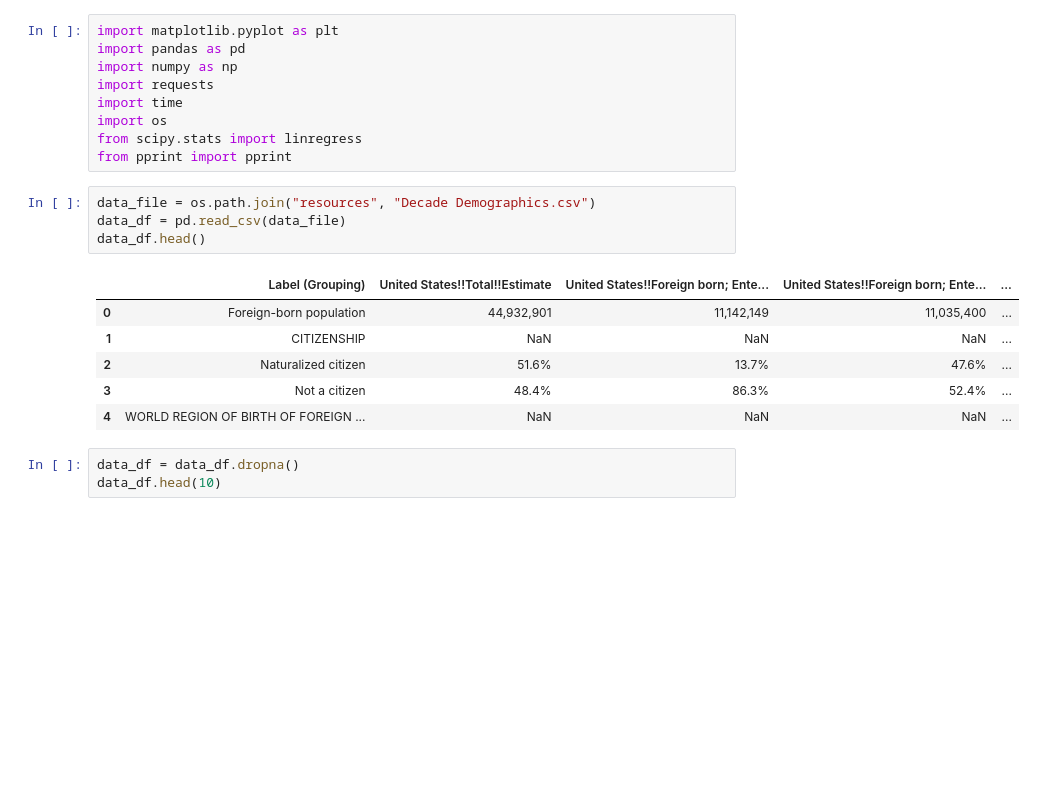
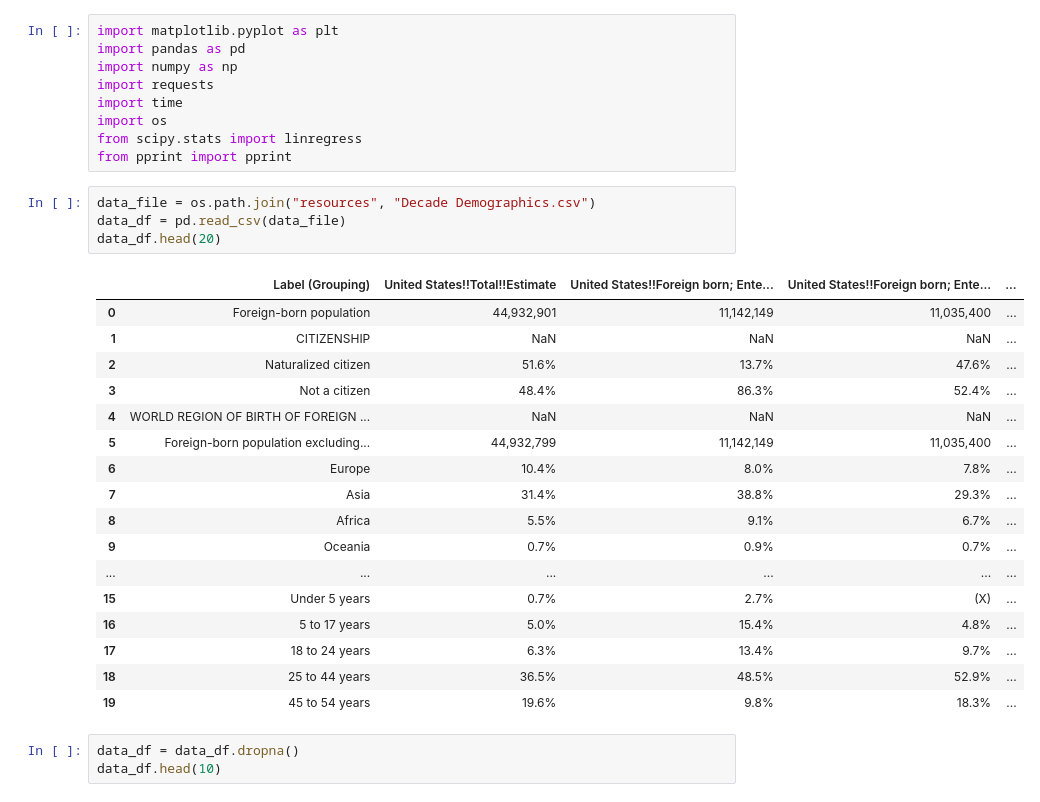
Before and after one commit to halabi93/Immigration-Data-Analysis, a Jupyter notebook: ImmigrantData.ipynb, the cells around one changed output. Cells and saved outputs as stored; diff of their text form; blank space fills up the shorter version.

```diff
--- a/ImmigrantData.ipynb
+++ b/ImmigrantData.ipynb
@@ -10,14 +10,25 @@ from pprint import pprint
 # %%
 data_file = os.path.join("resources", "Decade Demographics.csv")
 data_df = pd.read_csv(data_file)
-data_df.head()
+data_df.head(20)
 # %% [output]
 |  | Label (Grouping) | United States!!Total!!Estimate | United States!!Foreign born; Ente... | United States!!Foreign born; Ente... | ... |
 | 0 | Foreign-born population | 44,932,901 | 11,142,149 | 11,035,400 | ... |
 | 1 | CITIZENSHIP | NaN | NaN | NaN | ... |
 | 2 | Naturalized citizen | 51.6% | 13.7% | 47.6% | ... |
 | 3 | Not a citizen | 48.4% | 86.3% | 52.4% | ... |
 | 4 | WORLD REGION OF BIRTH OF FOREIGN ... | NaN | NaN | NaN | ... |
+| 5 | Foreign-born population excluding... | 44,932,799 | 11,142,149 | 11,035,400 | ... |
+| 6 | Europe | 10.4% | 8.0% | 7.8% | ... |
+| 7 | Asia | 31.4% | 38.8% | 29.3% | ... |
+| 8 | Africa | 5.5% | 9.1% | 6.7% | ... |
+| 9 | Oceania | 0.7% | 0.9% | 0.7% | ... |
+| ... | ... | ... | ... | ... | ... |
+| 15 | Under 5 years | 0.7% | 2.7% | (X) | ... |
+| 16 | 5 to 17 years | 5.0% | 15.4% | 4.8% | ... |
+| 17 | 18 to 24 years | 6.3% | 13.4% | 9.7% | ... |
+| 18 | 25 to 44 years | 36.5% | 48.5% | 52.9% | ... |
+| 19 | 45 to 54 years | 19.6% | 9.8% | 18.3% | ... |
 # %%
 data_df = data_df.dropna()
 data_df.head(10)
```
Also changed, not shown: parts of 3 cells of this notebook.
